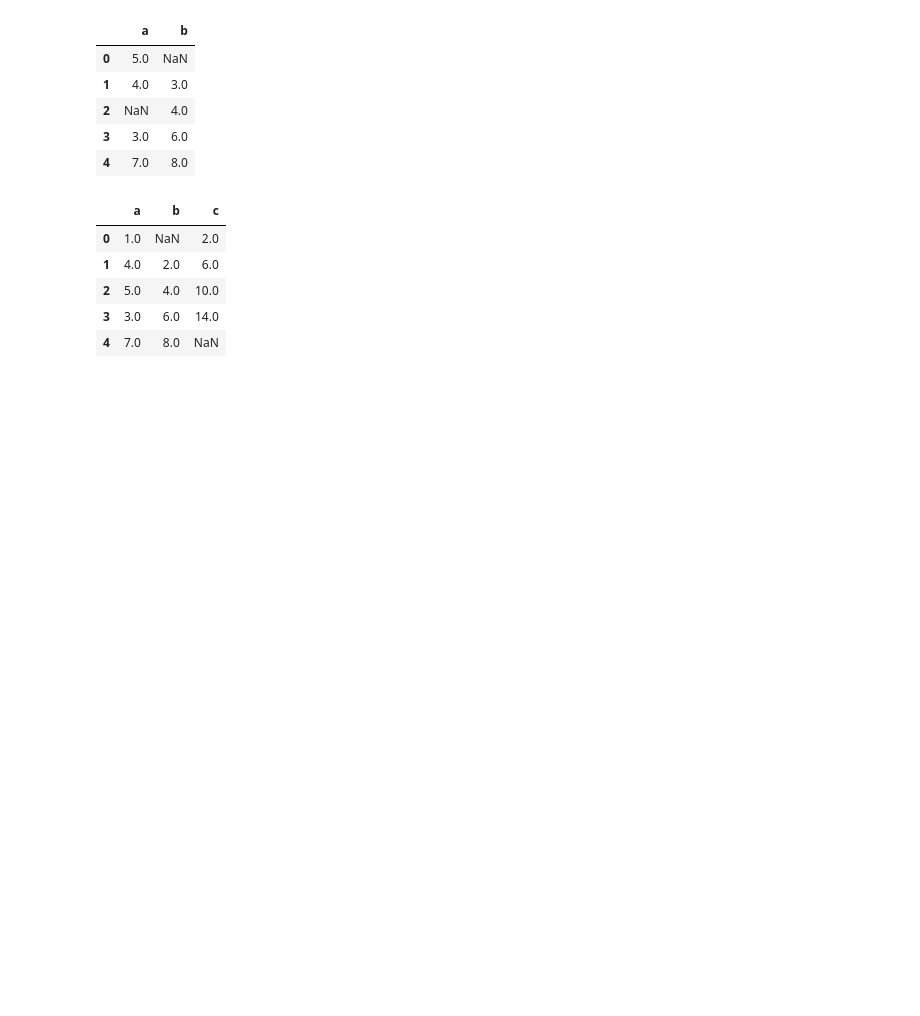
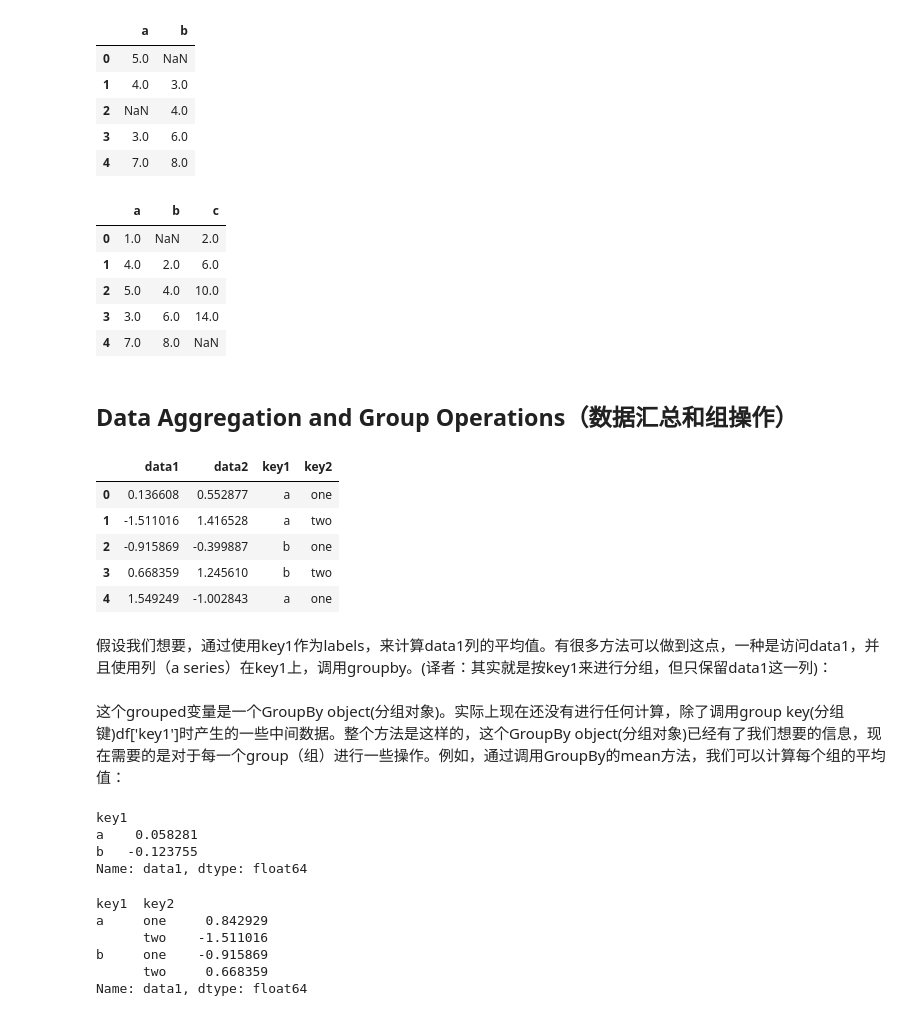
Before and after one commit to zzhhoubin/pydata, a Jupyter notebook: pandas.ipynb, the cells around one changed output. Saved outputs shown, nothing was run; the diff lists cells and outputs as text; code cells hidden in the pictures; blank space fills up the shorter version.

```diff
--- a/pandas.ipynb
+++ b/pandas.ipynb
@@ -2028,3 +2023,5 @@ df1.combine_first(df2)
 | 2 | 5.0 | 4.0 | 10.0 |
 | 3 | 3.0 | 6.0 | 14.0 |
 | 4 | 7.0 | 8.0 | NaN |
+# %% [markdown]
+## Data Aggregation and Group Operations（数据汇总和组操作）
@@ -2030,0 +2031,15 @@ df1.combine_first(df2)
+# %%
+df = pd.DataFrame({'key1' : ['a', 'a', 'b', 'b', 'a'],
+                   'key2' : ['one', 'two', 'one', 'two', 'one'],
+                   'data1' : np.random.randn(5),
+                   'data2' : np.random.randn(5)})
+df
+# %% [output]
+|  | data1 | data2 | key1 | key2 |
+| 0 | 0.136608 | 0.552877 | a | one |
+| 1 | -1.511016 | 1.416528 | a | two |
+| 2 | -0.915869 | -0.399887 | b | one |
+| 3 | 0.668359 | 1.245610 | b | two |
+| 4 | 1.549249 | -1.002843 | a | one |
+# %% [markdown]
+假设我们想要，通过使用key1作为labels，来计算data1列的平均值。有很多方法可以做到这点，一种是访问data1，并且使用列（a series）在key1上，调用groupby。(译者：其实就是按key1来进行分组，但只保留data1这一列)：
@@ -2030,0 +2048,19 @@ df1.combine_first(df2)
+# %% [markdown]
+这个grouped变量是一个GroupBy object(分组对象)。实际上现在还没有进行任何计算，除了调用group key(分组键)df['key1']时产生的一些中间数据。整个方法是这样的，这个GroupBy object(分组对象)已经有了我们想要的信息，现在需要的是对于每一个group（组）进行一些操作。例如，通过调用GroupBy的mean方法，我们可以计算每个组的平均值：
+# %%
+grouped.mean()
+# %% [output]
+key1
+a    0.058281
+b   -0.123755
+Name: data1, dtype: float64
+# %%
+means = df['data1'].groupby([df['key1'], df['key2']]).mean()
+means
+# %% [output]
+key1  key2
+a     one     0.842929
+      two    -1.511016
+b     one    -0.915869
+      two     0.668359
+Name: data1, dtype: float64
```
Also changed, not shown: parts of 76 cells of this notebook.
